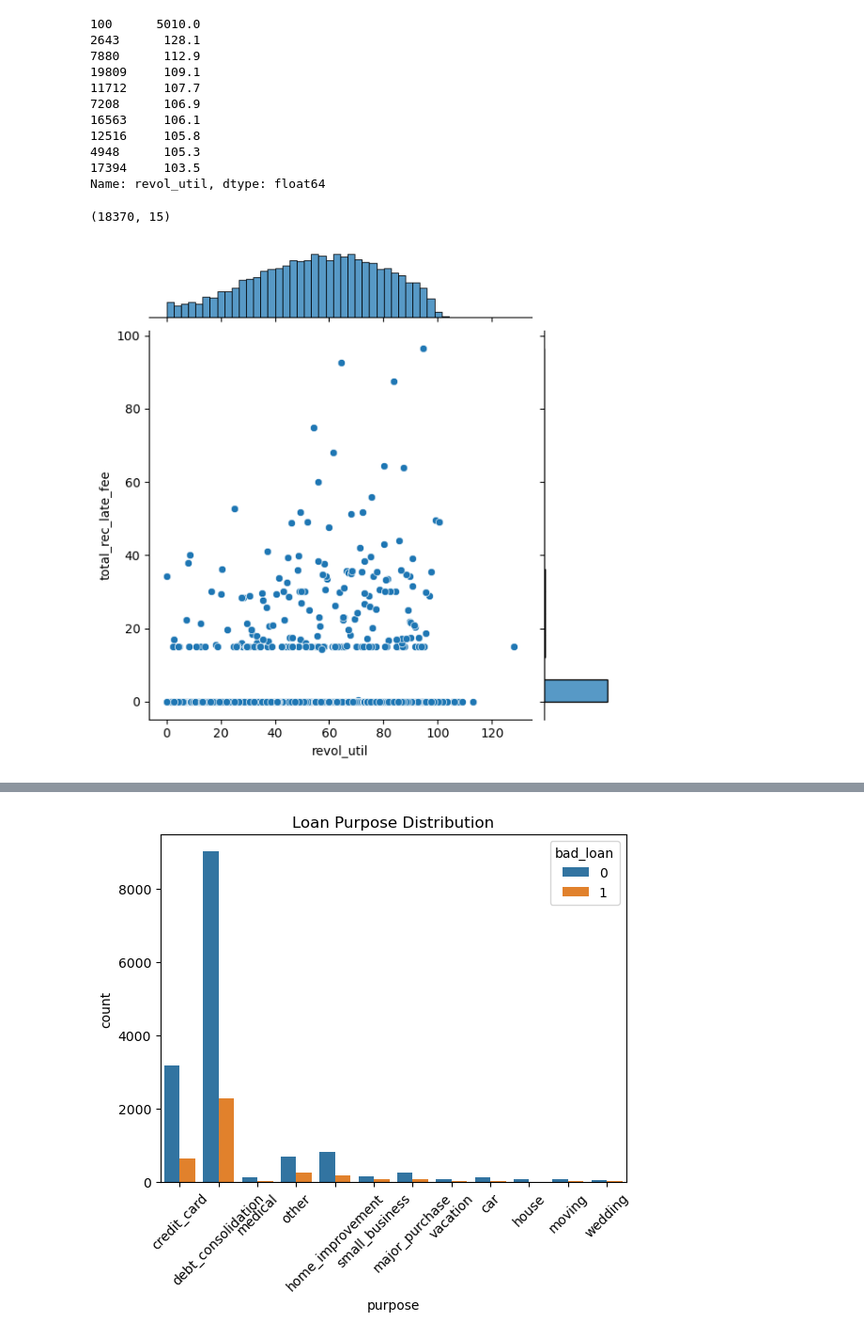
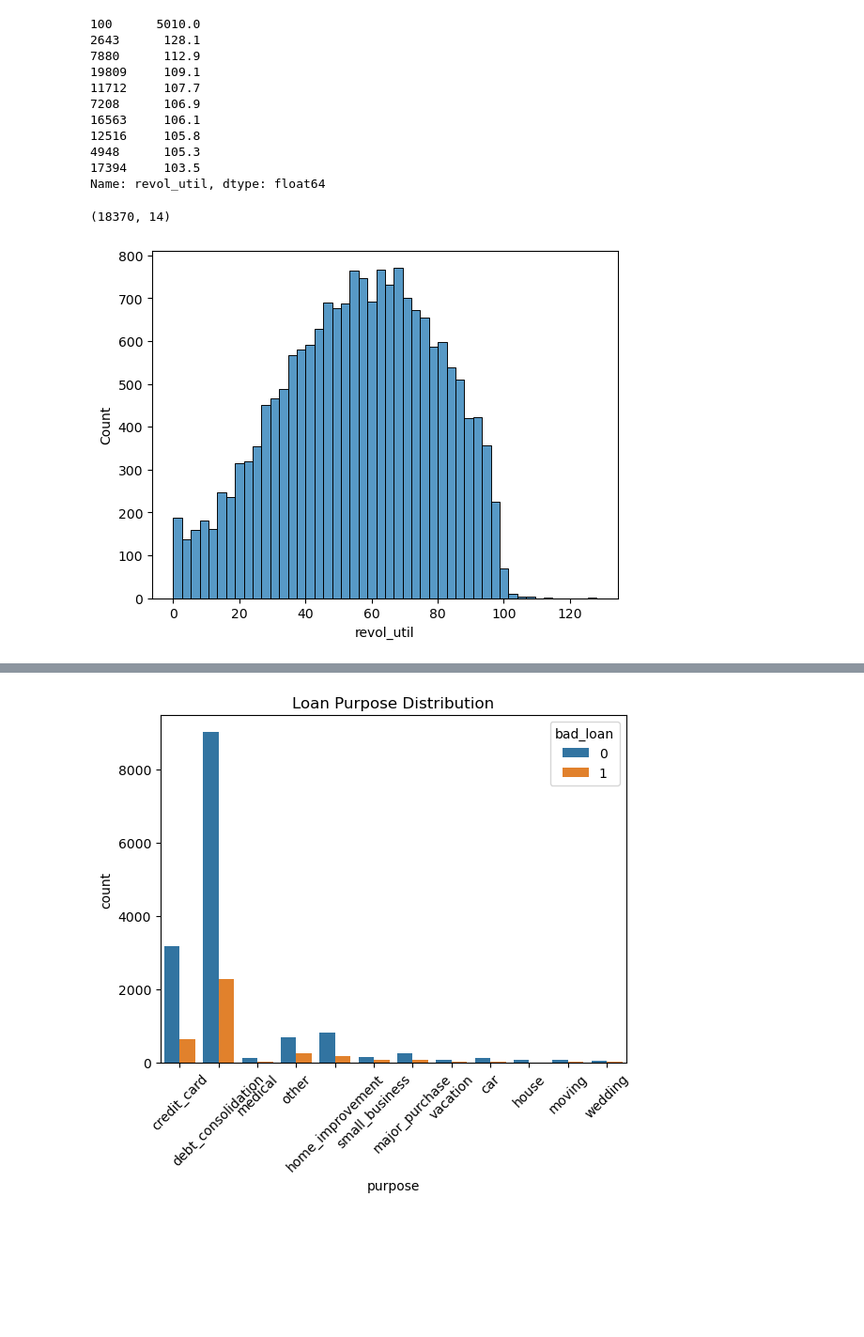
Before and after one commit to KaimiHuang/Correct-Mislabeled-Loan-Dataset-Using-Unsupervised-Learning, a Jupyter notebook: main.ipynb, the cells around one changed output, grey strips where cells are left out. Shown at 94% size. Cells and saved outputs as stored; diff of their text form; code cells hidden in the pictures; blank space fills up the shorter version.

```diff
--- a/main.ipynb
+++ b/main.ipynb
@@ -62,0 +89,2 @@ memory usage: 2.3+ MB
+# %%
+df.drop(columns = ['short_employee'], inplace=True)
@@ -63,2 +107,4 @@ memory usage: 2.3+ MB
+# %%
+df.drop(columns = ['last_major_derog_none'], inplace=True)
 # %% [markdown]
 ### Data Cleaning - Missing Data
@@ -72,6 +110,0 @@ Name: last_major_derog_none, dtype: int64
-# %%
-#do not want to just drop the whole column
-#assign the value, 'missing', to NaN
-import math
-df.last_major_derog_none = df.last_major_derog_none.apply(lambda x: 'missing' if math.isnan(x) else x )
-df.shape
@@ -265,11 +312,12 @@ df.revol_util.nlargest(10)
 17394     103.5
 Name: revol_util, dtype: float64
 # %%
-df = df[df.revol_util!=df.revol_util.nlargest(10).iloc[0]]
+df = df[df.revol_util!=df.revol_util.nlargest(1).iloc[0]]
 df.shape
 # %% [output]
-(18370, 15)
+(18370, 14)
 # %%
-sns.jointplot(x='revol_util',y='total_rec_late_fee',data=df);
+sns.histplot(x='revol_util', data=df)
+plt.show()
 # %% [output]
-[figure, old version]
+[figure, new version]
```
Also changed, not shown: parts of 106 cells of this notebook.
